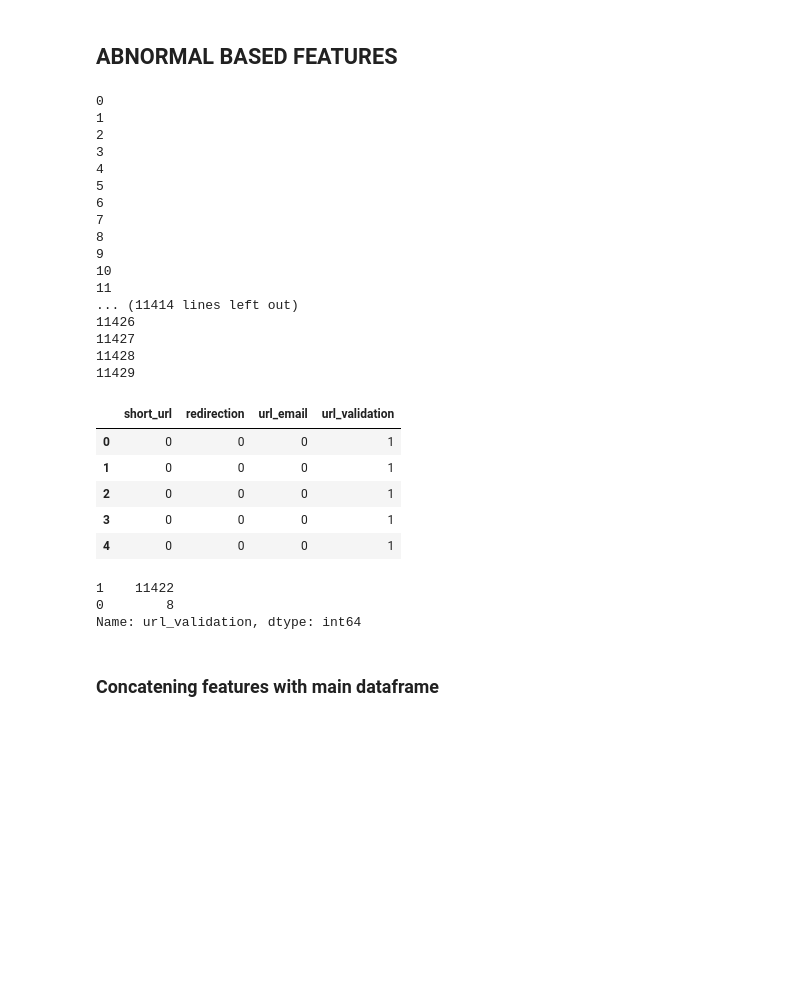
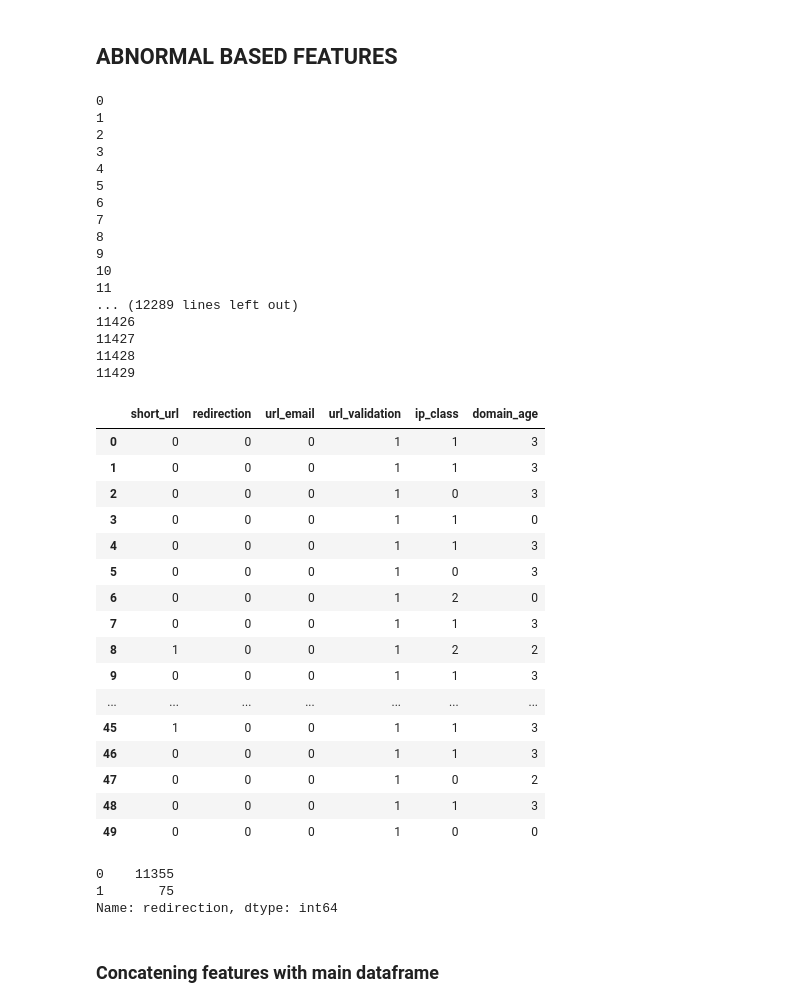
Before and after one commit to devsec-ansh/Phishing-Scam-Detection-Using-Ensemble-Machine-Learning-and-NLP, a Jupyter notebook: Phishing Detection Using ML/Phishing Detection Feature Extraction.ipynb, the cells around one changed output. Drawn from its saved outputs; the diff is of its cells as text; code cells hidden in the pictures; blank space fills up the shorter version.

```diff
--- a/Phishing Detection Using ML/Phishing Detection Feature Extraction.ipynb
+++ b/Phishing Detection Using ML/Phishing Detection Feature Extraction.ipynb
@@ -191,9 +219,11 @@ def lexicalFeatureExtraction(url,label):
     lexical_features.append(count_equal(url)) #12
     lexical_features.append(count_and(url)) #13
     lexical_features.append(count_qm(url)) #14
+    lexical_features.append(count_asterisk(url)) #14
     lexical_features.append(count_uppercase(url)) #15
     lexical_features.append(uppercase_ratio(url)) #16
     lexical_features.append(digits_ratio(url)) #17
+    lexical_features.append(ascii_space(url)) #18
 
     return lexical_features
 # %%
@@ -368,21 +327,19 @@ def domain_status(url):
 def domainFeatureExtraction(url,label):
     domain_features = []
 
+    domain=urlparse(url).netloc
+
     #Domain Features
-    domain_features.append(domain_length(url))
+    domain_features.append(domain_length(domain))
     domain_features.append(domain_subdomain(url))
     domain_features.append(subdomain_len(url))
     domain_features.append(domain_tld(url))
     domain_features.append(domain_port(url))
-    domain_features.append(domain_digits(url))
+    domain_features.append(domain_digits(domain))
     domain_features.append(domain_scheme(url))
-    domain_features.append(domain_dots(url))
-    domain_features.append(domain_vowels(url))
-#     domain_features.append(domain_ip(url))##############
-#     domain_features.append(domain_country(url)) ##############
-#     domain_features.append(domain_age(url)) ##############
-#     domain_features.append(domain_status(url)) ##############
-
+    domain_features.append(domain_dots(domain))
+    domain_features.append(domain_vowels(domain))
+    domain_features.append(prefix_suffix(domain))
 
     return domain_features
 # %%
@@ -725,13 +710,16 @@ def hidden_html(url):
 def abnormalFeatureExtraction(url,label):
     abnormal_features = []
 
+    domain=urlparse(url).netloc
+
     #Abnormal Features
-    abnormal_features.append(url_short(url)) #1
+    abnormal_features.append(url_short(url))
     abnormal_features.append(url_redirection(url))
     abnormal_features.append(url_email(url))
     abnormal_features.append(validate_url(url))
-#     abnormal_features.append(web_rank(url))
-#     abnormal_features.append(hidden_html(url))
+    abnormal_features.append(ip_class(domain))
+    abnormal_features.append(domain_age(domain))
+
     return abnormal_features
 # %%
 featuresAbnormal = []
@@ -744,8 +732,7 @@ for i in range(0, 11430):
 
     featuresAbnormal.append(abnormalFeatureExtraction(url_value,label))
 
-abnormal_labels = ['short_url', 'redirection', 'url_email', 'url_validation']#,'hidden_html','web_rank']
-
+abnormal_labels = ['short_url', 'redirection', 'url_email', 'url_validation', 'ip_class', 'domain_age']
 abnormal_df = pd.DataFrame(featuresAbnormal, columns=abnormal_labels)
 # %% [output]
 0
@@ -760,26 +747,37 @@ abnormal_df = pd.DataFrame(featuresAbnormal, columns=abnormal_labels)
 9
 10
 11
-... (11414 lines left out)
+... (12289 lines left out)
 11426
 11427
 11428
 11429
 # %%
-abnormal_df.head()
+abnormal_df.head(50)
 # %% [output]
-|  | short_url | redirection | url_email | url_validation |
-| 0 | 0 | 0 | 0 | 1 |
-| 1 | 0 | 0 | 0 | 1 |
-| 2 | 0 | 0 | 0 | 1 |
-| 3 | 0 | 0 | 0 | 1 |
-| 4 | 0 | 0 | 0 | 1 |
+|  | short_url | redirection | url_email | url_validation | ip_class | domain_age |
+| 0 | 0 | 0 | 0 | 1 | 1 | 3 |
+| 1 | 0 | 0 | 0 | 1 | 1 | 3 |
+| 2 | 0 | 0 | 0 | 1 | 0 | 3 |
+| 3 | 0 | 0 | 0 | 1 | 1 | 0 |
+| 4 | 0 | 0 | 0 | 1 | 1 | 3 |
+| 5 | 0 | 0 | 0 | 1 | 0 | 3 |
+| 6 | 0 | 0 | 0 | 1 | 2 | 0 |
+| 7 | 0 | 0 | 0 | 1 | 1 | 3 |
+| 8 | 1 | 0 | 0 | 1 | 2 | 2 |
+| 9 | 0 | 0 | 0 | 1 | 1 | 3 |
+| ... | ... | ... | ... | ... | ... | ... |
+| 45 | 1 | 0 | 0 | 1 | 1 | 3 |
+| 46 | 0 | 0 | 0 | 1 | 1 | 3 |
+| 47 | 0 | 0 | 0 | 1 | 0 | 2 |
+| 48 | 0 | 0 | 0 | 1 | 1 | 3 |
+| 49 | 0 | 0 | 0 | 1 | 0 | 0 |
 # %%
-abnormal_df['url_validation'].value_counts()
+abnormal_df['redirection'].value_counts()
 # %% [output]
-1    11422
-0        8
-Name: url_validation, dtype: int64
+0    11355
+1       75
+Name: redirection, dtype: int64
 # %% [markdown]
 ### Concatening features with main dataframe
 # %%
```
Also changed, not shown: parts of 19 cells of this notebook, 1 other file.
